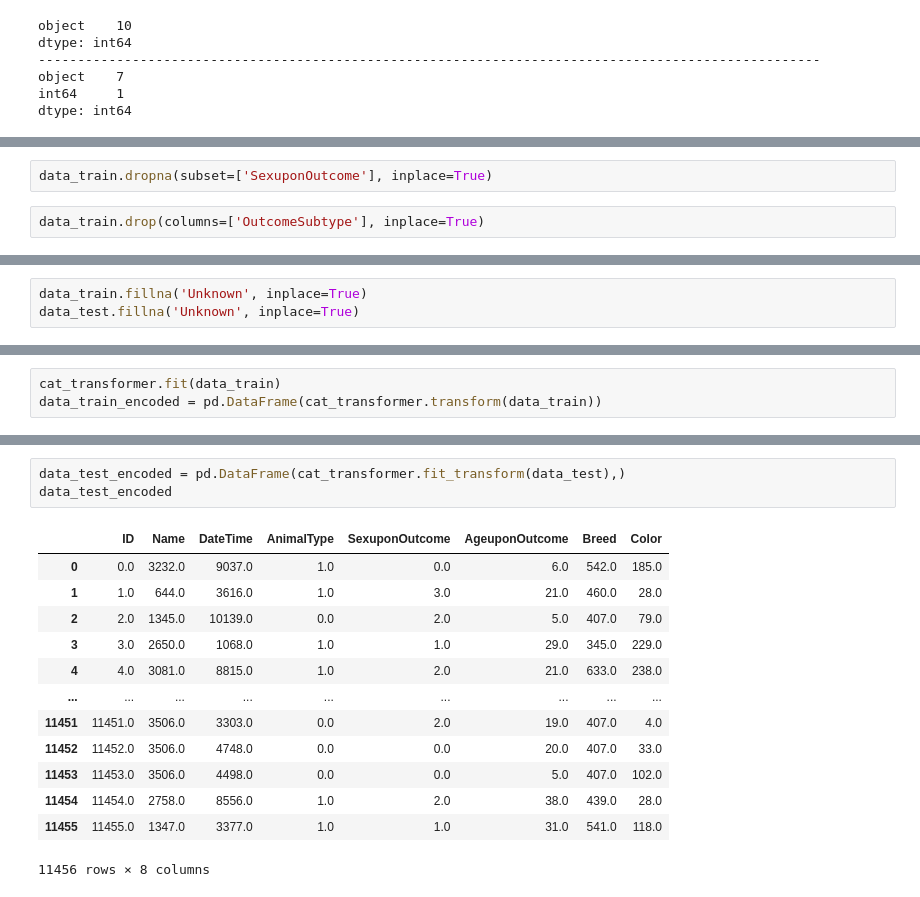
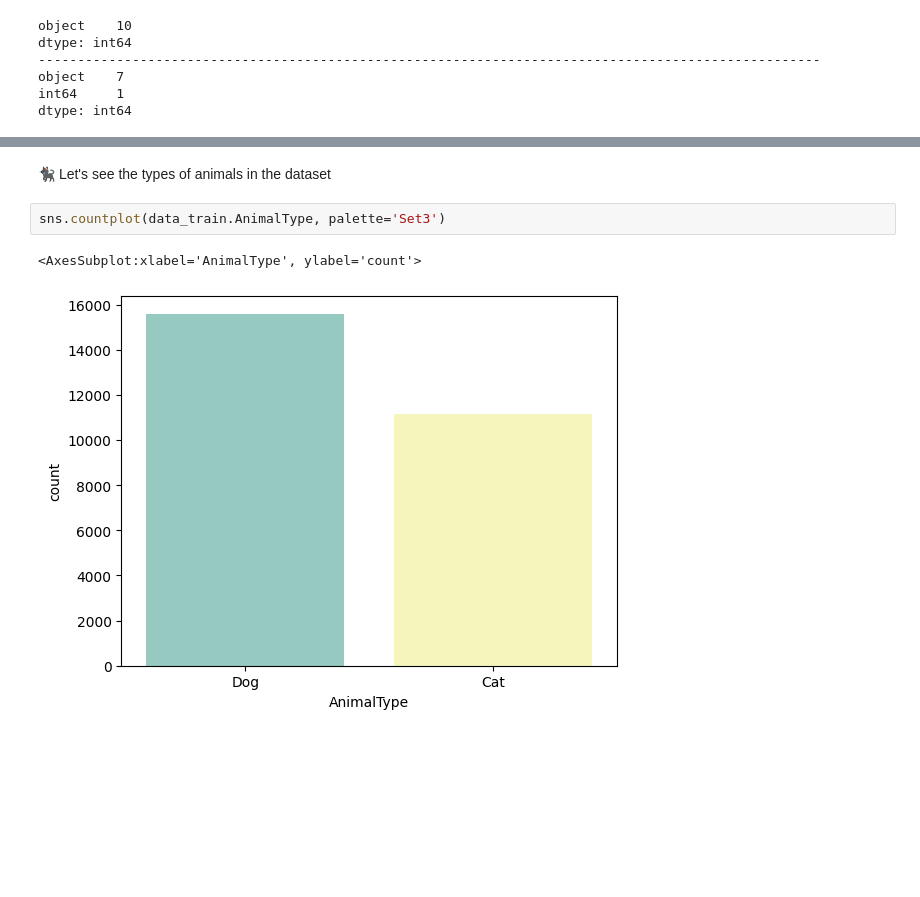
Before and after one commit to Clement733/animal_shelter_predi, a Jupyter notebook: animal_prediction.ipynb, the cells around one changed output, grey strips where cells are left out. Drawn from its saved outputs; the diff is of its cells as text; blank space fills up the shorter version.

Commit message:
Did data analysis

```diff
--- a/animal_prediction.ipynb
+++ b/animal_prediction.ipynb
@@ -715,4 +80,0 @@ dtype: int64
-# %%
-data_train.dropna(subset=['SexuponOutcome'], inplace=True)
-# %%
-data_train.drop(columns=['OutcomeSubtype'], inplace=True)
@@ -746,3 +80,0 @@ dtype: int64
-# %%
-data_train.fillna('Unknown', inplace=True)
-data_test.fillna('Unknown', inplace=True)
@@ -876,3 +80,0 @@ Pipeline(steps=[('simpleimputer', SimpleImputer(strategy='most_frequent')),
-# %%
-cat_transformer.fit(data_train)
-data_train_encoded = pd.DataFrame(cat_transformer.transform(data_train))
@@ -897,17 +81,7 @@ data_train_encoded
-# %%
-data_test_encoded = pd.DataFrame(cat_transformer.fit_transform(data_test),)
-data_test_encoded
-# %% [output]
-|  | ID | Name | DateTime | AnimalType | SexuponOutcome | AgeuponOutcome | Breed | Color |
-| 0 | 0.0 | 3232.0 | 9037.0 | 1.0 | 0.0 | 6.0 | 542.0 | 185.0 |
-| 1 | 1.0 | 644.0 | 3616.0 | 1.0 | 3.0 | 21.0 | 460.0 | 28.0 |
-| 2 | 2.0 | 1345.0 | 10139.0 | 0.0 | 2.0 | 5.0 | 407.0 | 79.0 |
-| 3 | 3.0 | 2650.0 | 1068.0 | 1.0 | 1.0 | 29.0 | 345.0 | 229.0 |
-| 4 | 4.0 | 3081.0 | 8815.0 | 1.0 | 2.0 | 21.0 | 633.0 | 238.0 |
-| ... | ... | ... | ... | ... | ... | ... | ... | ... |
-| 11451 | 11451.0 | 3506.0 | 3303.0 | 0.0 | 2.0 | 19.0 | 407.0 | 4.0 |
-| 11452 | 11452.0 | 3506.0 | 4748.0 | 0.0 | 0.0 | 20.0 | 407.0 | 33.0 |
-| 11453 | 11453.0 | 3506.0 | 4498.0 | 0.0 | 0.0 | 5.0 | 407.0 | 102.0 |
-| 11454 | 11454.0 | 2758.0 | 8556.0 | 1.0 | 2.0 | 38.0 | 439.0 | 28.0 |
-| 11455 | 11455.0 | 1347.0 | 3377.0 | 1.0 | 1.0 | 31.0 | 541.0 | 118.0 |
-11456 rows × 8 columns
+# %% [markdown]
+🐈‍⬛ Let's see the types of animals in the dataset
+# %%
+sns.countplot(data_train.AnimalType, palette='Set3')
+# %% [output]
+<AxesSubplot:xlabel='AnimalType', ylabel='count'>
+[figure, added]
```
Also changed, not shown: parts of 102 cells of this notebook.
